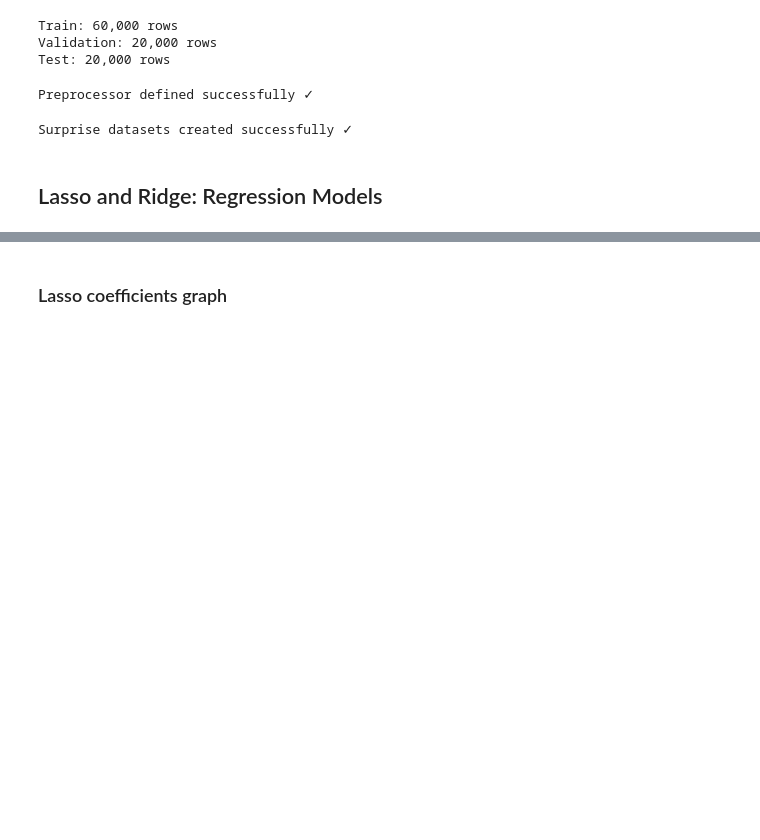
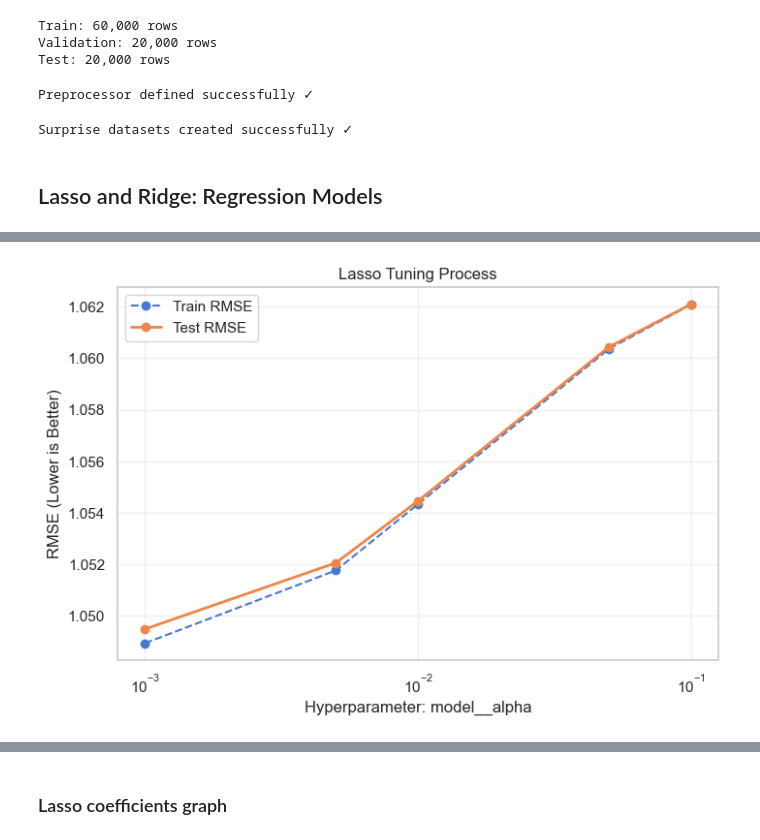
Before and after one commit to JeroZp/recommendation-system-movielens, a Jupyter notebook: notebooks/02_comparacion_validacion.ipynb, the cells around one changed output, grey strips where cells are left out. Drawn from its saved outputs; the diff is of its cells as text; code cells hidden in the pictures; blank space fills up the shorter version.

Commit message:
hyperparameter tunning

```diff
--- a/notebooks/02_comparacion_validacion.ipynb
+++ b/notebooks/02_comparacion_validacion.ipynb
@@ -360,0 +416,23 @@ ridge_pipe = Pipeline(
+# %%
+import matplotlib.pyplot as plt
+
+def plot_search_results(grid_search, param_name, title):
+    results = grid_search.cv_results_
+    # Get the parameter values
+    params = [p[param_name] for p in results['params']]
+
+    # Convert Negative MSE to positive RMSE
+    train_rmse = np.sqrt(np.abs(results['mean_train_score']))
+    test_rmse = np.sqrt(np.abs(results['mean_test_score']))
+
+    plt.figure(figsize=(8, 5))
+    plt.plot(params, train_rmse, label='Train RMSE', marker='o', linestyle='--')
+    plt.plot(params, test_rmse, label='Test RMSE', marker='o', linewidth=2)
+
+    plt.xscale('log') # Alphas are usually tested on log scale (0.001, 0.01, 0.1)
+    plt.xlabel(f'Hyperparameter: {param_name}')
+    plt.ylabel('RMSE (Lower is Better)')
+    plt.title(title)
+    plt.legend()
+    plt.grid(True, alpha=0.3)
+    plt.show()
@@ -404,0 +496,4 @@ Pipeline(steps=[('pre',
+# %%
+plot_search_results(lasso_grid, 'model__alpha', 'Lasso Tuning Process')
+# %% [output]
+[figure, added]
```
Also changed, not shown: parts of 22 cells of this notebook, 2 other files.
